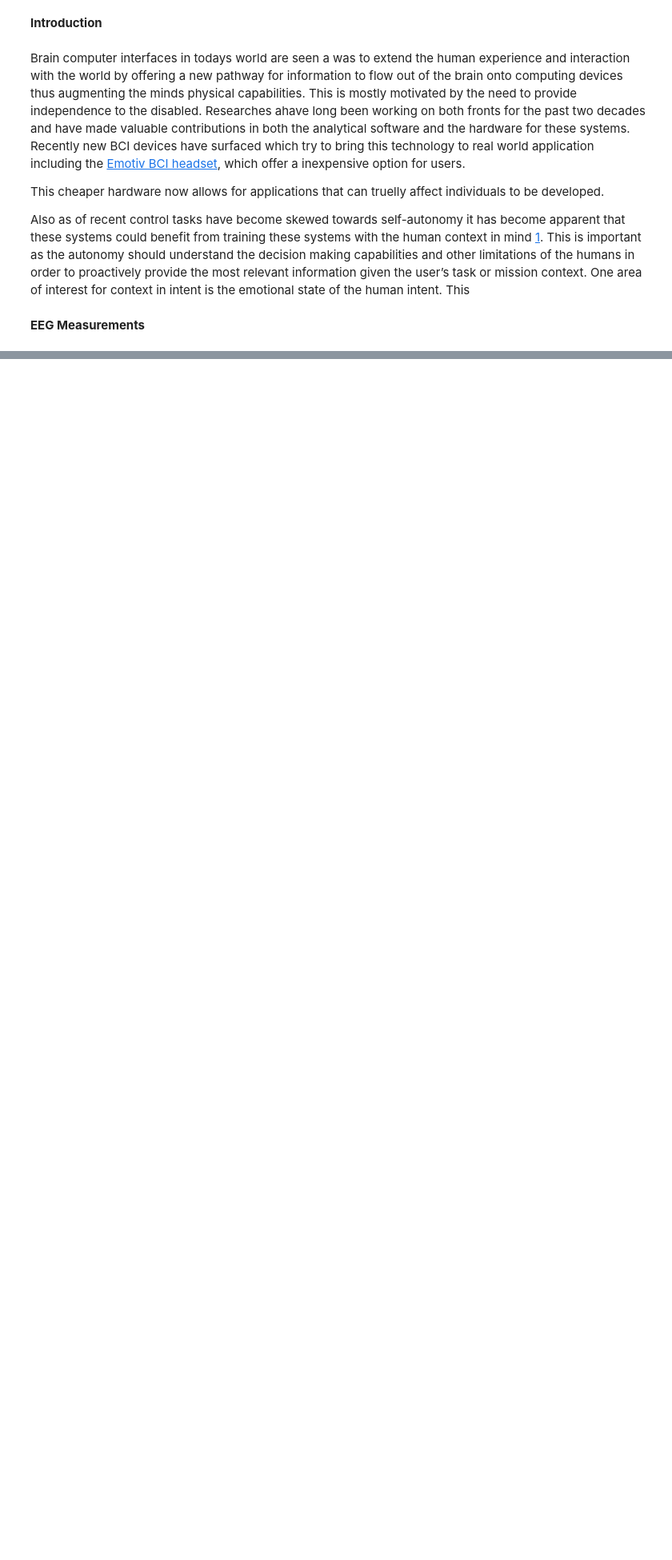
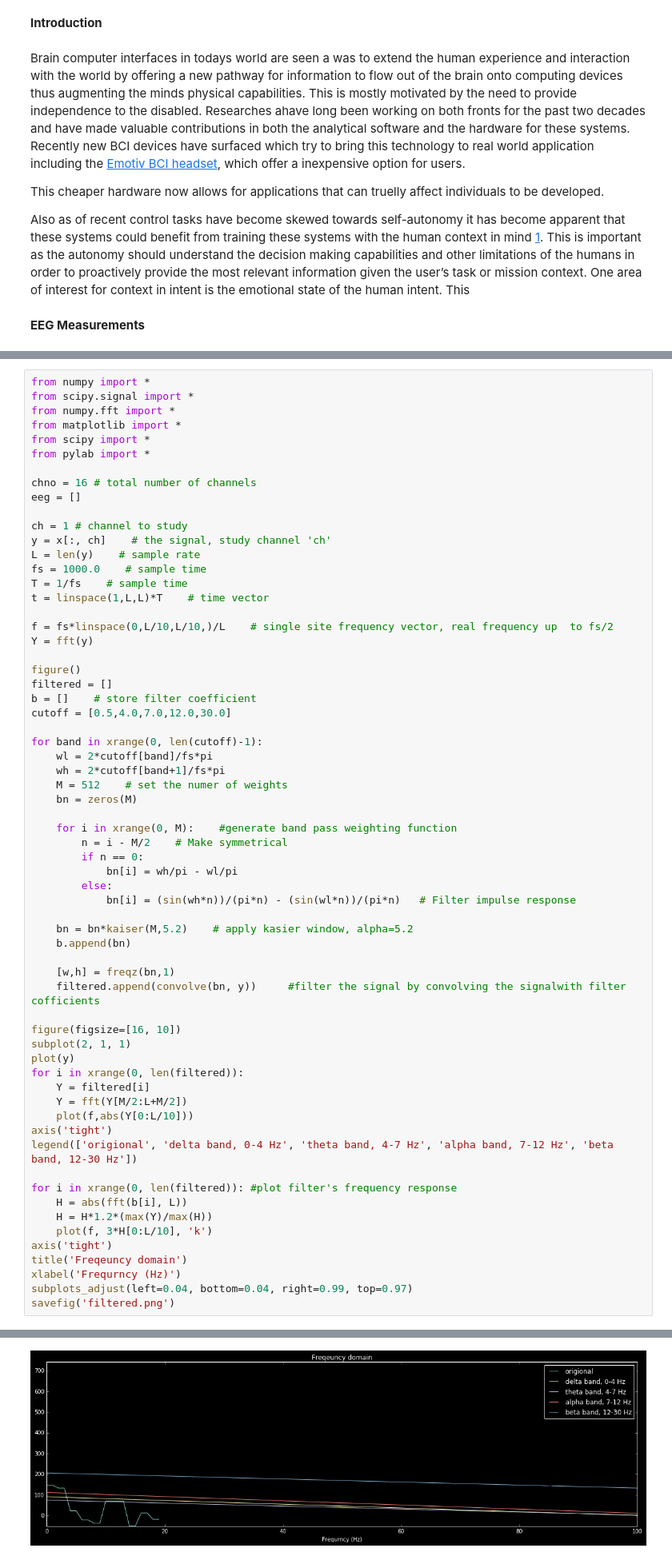
Before and after one commit to quantamc/Deep-Emotional-Analysis, a Jupyter notebook: brainwaves/EmotionAnalysis.ipynb, the cells around one changed output, grey strips where cells are left out. Shown at 80% size. Drawn from its saved outputs; the diff is of its cells as text; blank space fills up the shorter version.

```diff
--- a/brainwaves/EmotionAnalysis.ipynb
+++ b/brainwaves/EmotionAnalysis.ipynb
@@ -52,0 +111,65 @@ plt.show()
+# %%
+from numpy import *
+from scipy.signal import *
+from numpy.fft import *
+from matplotlib import *
+from scipy import *
+from pylab import *
+
+chno = 16 # total number of channels
+eeg = []
+
+ch = 1 # channel to study
+y = x[:, ch]    # the signal, study channel 'ch'
+L = len(y)    # sample rate
+fs = 1000.0    # sample time
+T = 1/fs    # sample time
+t = linspace(1,L,L)*T    # time vector
+
+f = fs*linspace(0,L/10,L/10,)/L    # single site frequency vector, real frequency up  to fs/2
+Y = fft(y)
+
+figure()
+filtered = []
+b = []    # store filter coefficient
+cutoff = [0.5,4.0,7.0,12.0,30.0]
+
+for band in xrange(0, len(cutoff)-1):
+    wl = 2*cutoff[band]/fs*pi
+    wh = 2*cutoff[band+1]/fs*pi
+    M = 512    # set the numer of weights
+    bn = zeros(M)
+
+    for i in xrange(0, M):    #generate band pass weighting function
+        n = i - M/2    # Make symmetrical
+        if n == 0:
+            bn[i] = wh/pi - wl/pi
+        else:
+            bn[i] = (sin(wh*n))/(pi*n) - (sin(wl*n))/(pi*n)   # Filter impulse response
+
+    bn = bn*kaiser(M,5.2)    # apply kasier window, alpha=5.2
+    b.append(bn)
+
+    [w,h] = freqz(bn,1)
+    filtered.append(convolve(bn, y))     #filter the signal by convolving the signalwith filter cofficients
+
+figure(figsize=[16, 10])
+subplot(2, 1, 1)
+plot(y)
+for i in xrange(0, len(filtered)):
+    Y = filtered[i]
+    Y = fft(Y[M/2:L+M/2])
+    plot(f,abs(Y[0:L/10]))
+axis('tight')
+legend(['origional', 'delta band, 0-4 Hz', 'theta band, 4-7 Hz', 'alpha band, 7-12 Hz', 'beta band, 12-30 Hz'])
+
+for i in xrange(0, len(filtered)): #plot filter's frequency response
+    H = abs(fft(b[i], L))
+    H = H*1.2*(max(Y)/max(H))
+    plot(f, 3*H[0:L/10], 'k')
+axis('tight')
+title('Freqeuncy domain')
+xlabel('Frequrncy (Hz)')
+subplots_adjust(left=0.04, bottom=0.04, right=0.99, top=0.97)
+savefig('filtered.png')
+# %% [output]
@@ -52,0 +177 @@ plt.show()
+[figure, added]
```
Also changed, not shown: parts of 5 cells of this notebook.
